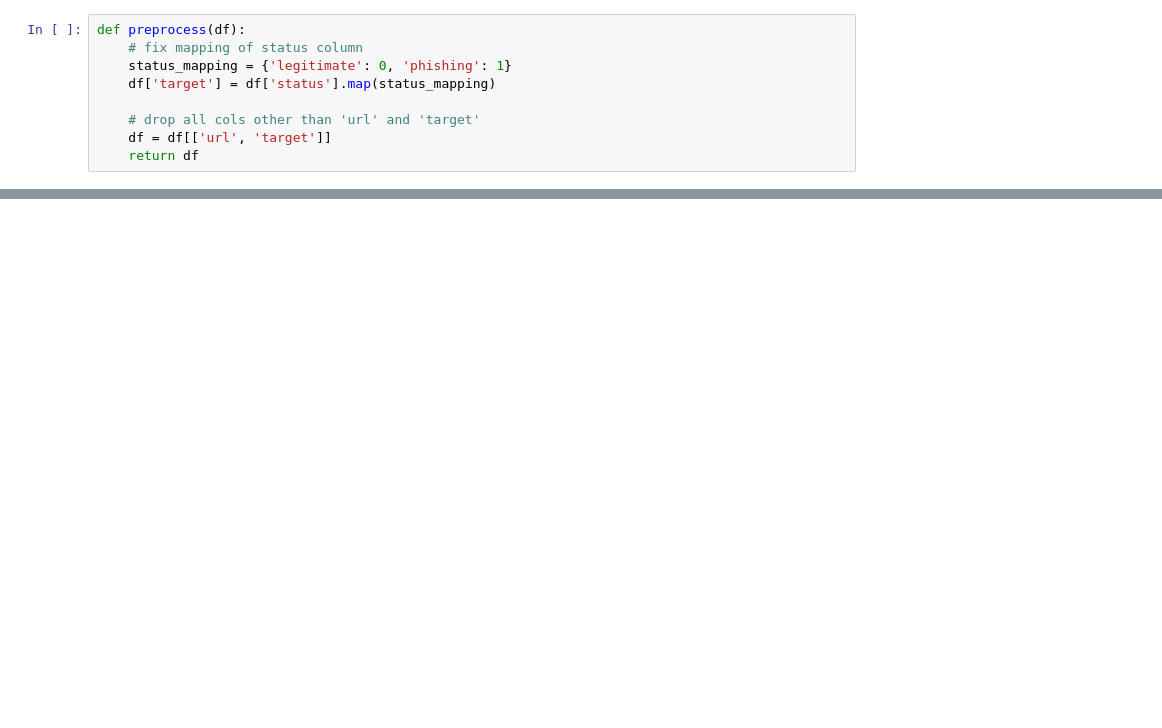
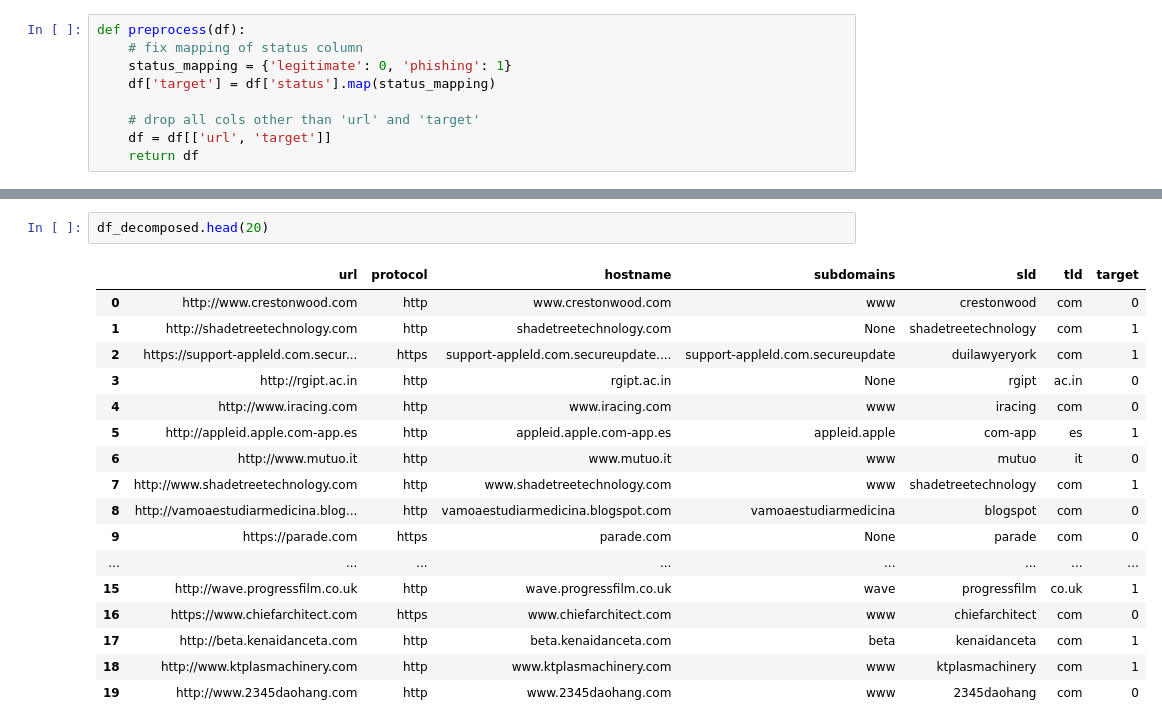
Before and after one commit to KoalaLyfestyle/BT4012-Group-13, a Jupyter notebook: Feature_Engineering.ipynb, the cells around one changed output, grey strips where cells are left out. Saved outputs shown, nothing was run; the diff lists cells and outputs as text; blank space fills up the shorter version.

```diff
--- a/Feature_Engineering.ipynb
+++ b/Feature_Engineering.ipynb
@@ -140,3 +101,23 @@ memory usage: 1.3+ MB
+# %%
+df_decomposed.head(20)
+# %% [output]
+|  | url | protocol | hostname | subdomains | sld | tld | target |
+| 0 | http://www.crestonwood.com | http | www.crestonwood.com | www | crestonwood | com | 0 |
+| 1 | http://shadetreetechnology.com | http | shadetreetechnology.com | None | shadetreetechnology | com | 1 |
+| 2 | https://support-appleld.com.secur... | https | support-appleld.com.secureupdate.... | support-appleld.com.secureupdate | duilawyeryork | com | 1 |
+| 3 | http://rgipt.ac.in | http | rgipt.ac.in | None | rgipt | ac.in | 0 |
+| 4 | http://www.iracing.com | http | www.iracing.com | www | iracing | com | 0 |
+| 5 | http://appleid.apple.com-app.es | http | appleid.apple.com-app.es | appleid.apple | com-app | es | 1 |
+| 6 | http://www.mutuo.it | http | www.mutuo.it | www | mutuo | it | 0 |
+| 7 | http://www.shadetreetechnology.com | http | www.shadetreetechnology.com | www | shadetreetechnology | com | 1 |
+| 8 | http://vamoaestudiarmedicina.blog... | http | vamoaestudiarmedicina.blogspot.com | vamoaestudiarmedicina | blogspot | com | 0 |
+| 9 | https://parade.com | https | parade.com | None | parade | com | 0 |
+| ... | ... | ... | ... | ... | ... | ... | ... |
+| 15 | http://wave.progressfilm.co.uk | http | wave.progressfilm.co.uk | wave | progressfilm | co.uk | 1 |
+| 16 | https://www.chiefarchitect.com | https | www.chiefarchitect.com | www | chiefarchitect | com | 0 |
+| 17 | http://beta.kenaidanceta.com | http | beta.kenaidanceta.com | beta | kenaidanceta | com | 1 |
+| 18 | http://www.ktplasmachinery.com | http | www.ktplasmachinery.com | www | ktplasmachinery | com | 1 |
+| 19 | http://www.2345daohang.com | http | www.2345daohang.com | www | 2345daohang | com | 0 |
 # %%
 def extract_url_features(df):
 
```
Also changed, not shown: parts of 16 cells of this notebook, 10 other files.
